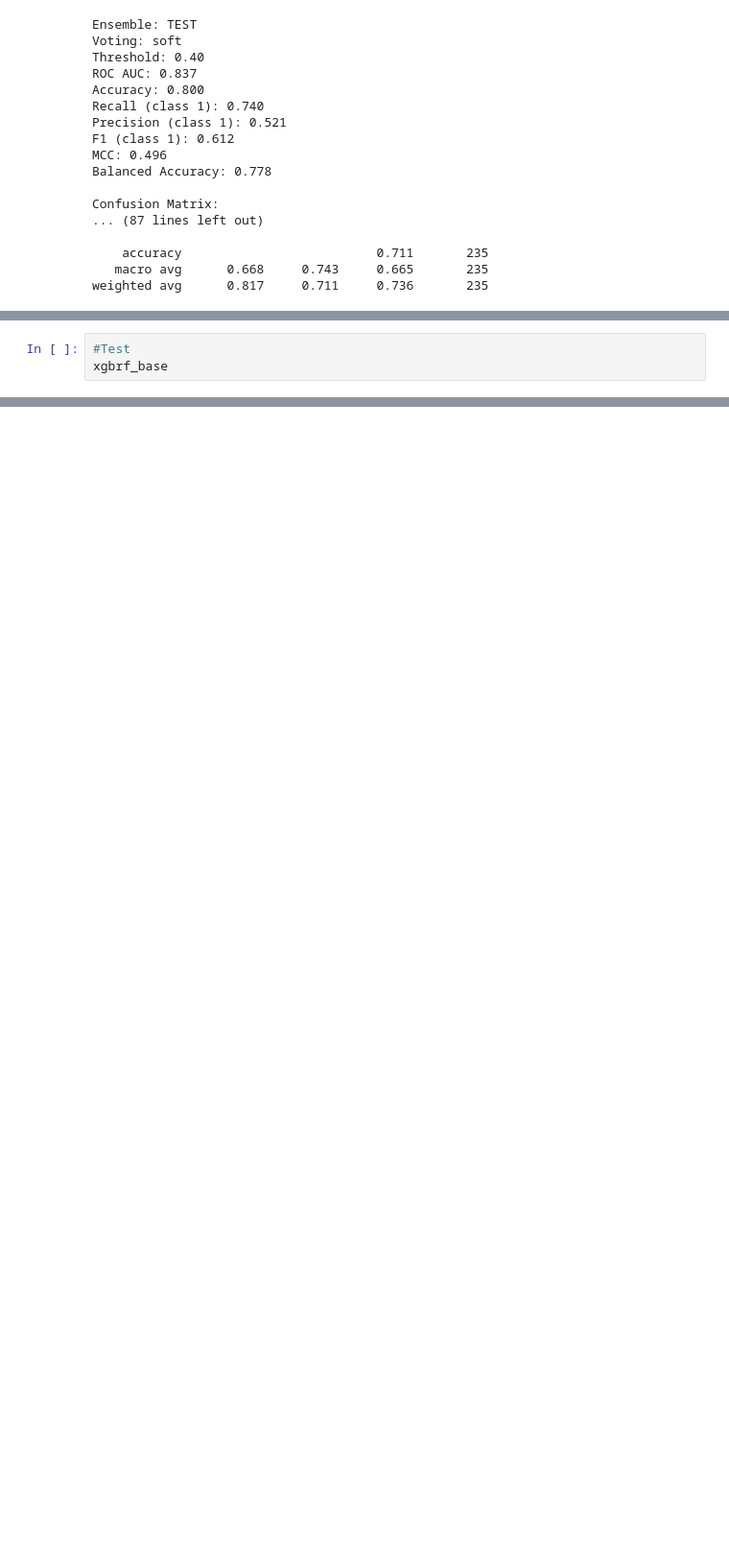
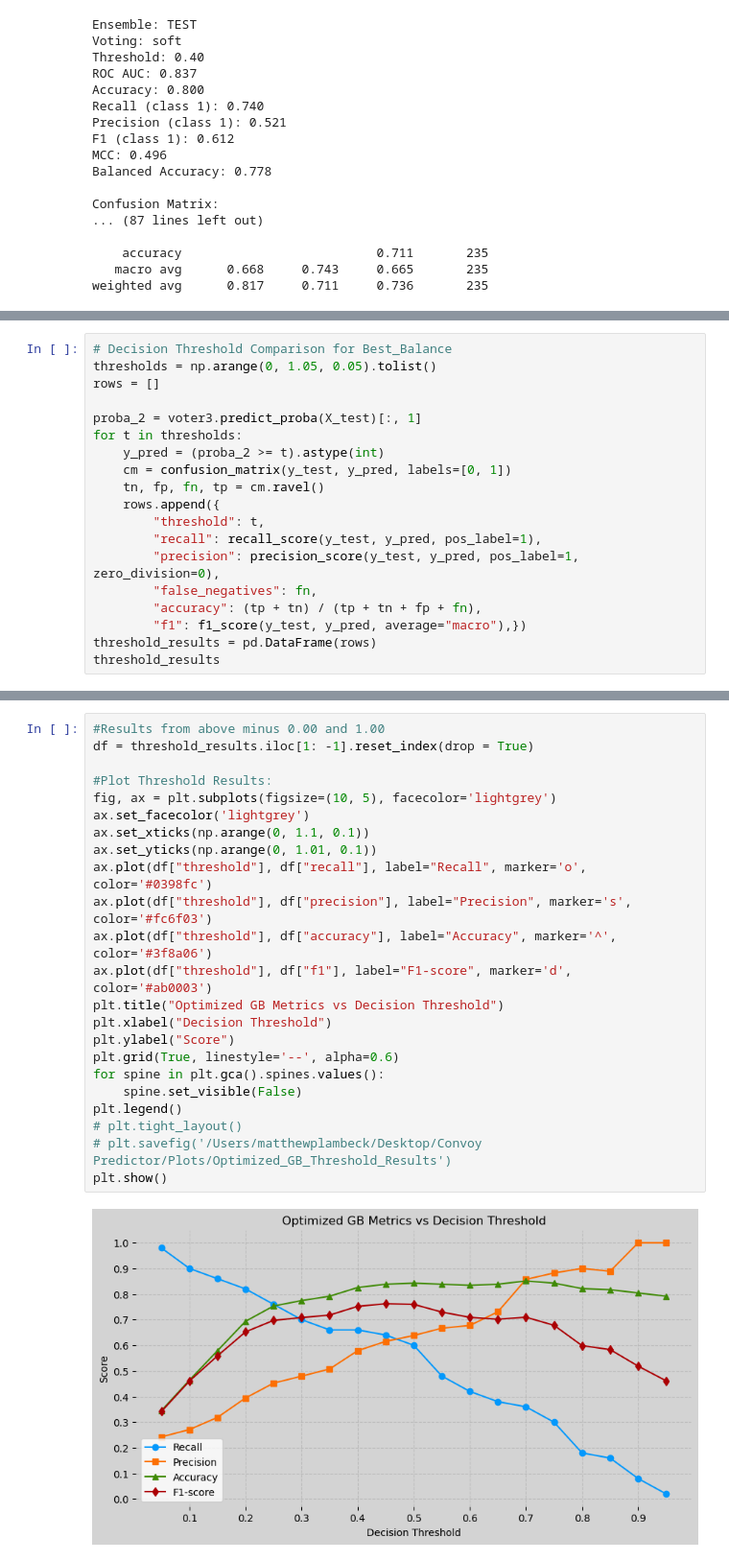
Before and after one commit to MAP9900/Convoy-Predictor-Project, a Jupyter notebook: notebooks/exploration/Ensemble_Learning_Test.ipynb, the cells around one changed output, grey strips where cells are left out. Shown at 96% size. Cells and saved outputs as stored; diff of their text form; blank space fills up the shorter version.

```diff
--- a/notebooks/exploration/Ensemble_Learning_Test.ipynb
+++ b/notebooks/exploration/Ensemble_Learning_Test.ipynb
@@ -384,4 +400,20 @@ plt.show()
 # %%
-#Test
-xgbrf_base
+# Decision Threshold Comparison for Best_Balance
+thresholds = np.arange(0, 1.05, 0.05).tolist()
+rows = []
+
+proba_2 = voter3.predict_proba(X_test)[:, 1]
+for t in thresholds:
+    y_pred = (proba_2 >= t).astype(int)
+    cm = confusion_matrix(y_test, y_pred, labels=[0, 1])
+    tn, fp, fn, tp = cm.ravel()
+    rows.append({
+        "threshold": t,
+        "recall": recall_score(y_test, y_pred, pos_label=1),
+        "precision": precision_score(y_test, y_pred, pos_label=1, zero_division=0),
+        "false_negatives": fn,
+        "accuracy": (tp + tn) / (tp + tn + fp + fn),
+        "f1": f1_score(y_test, y_pred, average="macro"),})
+threshold_results = pd.DataFrame(rows)
+threshold_results
 # %% [output]
@@ -388,0 +437,25 @@ NameError: name 'xgbrf_base' is not defined
+# %%
+#Results from above minus 0.00 and 1.00
+df = threshold_results.iloc[1: -1].reset_index(drop = True)
+
+#Plot Threshold Results:
+fig, ax = plt.subplots(figsize=(10, 5), facecolor='lightgrey')
+ax.set_facecolor('lightgrey')
+ax.set_xticks(np.arange(0, 1.1, 0.1))
+ax.set_yticks(np.arange(0, 1.01, 0.1))
+ax.plot(df["threshold"], df["recall"], label="Recall", marker='o', color='#0398fc')
+ax.plot(df["threshold"], df["precision"], label="Precision", marker='s', color='#fc6f03')
+ax.plot(df["threshold"], df["accuracy"], label="Accuracy", marker='^', color='#3f8a06')
+ax.plot(df["threshold"], df["f1"], label="F1-score", marker='d', color='#ab0003')
+plt.title("Optimized GB Metrics vs Decision Threshold")
+plt.xlabel("Decision Threshold")
+plt.ylabel("Score")
+plt.grid(True, linestyle='--', alpha=0.6)
+for spine in plt.gca().spines.values():
+    spine.set_visible(False)
+plt.legend()
+# plt.tight_layout()
+# plt.savefig('/Users/matthewplambeck/Desktop/Convoy Predictor/Plots/Optimized_GB_Threshold_Results')
+plt.show()
+# %% [output]
+[figure, added]
```
Also changed, not shown: parts of 5 cells of this notebook.
